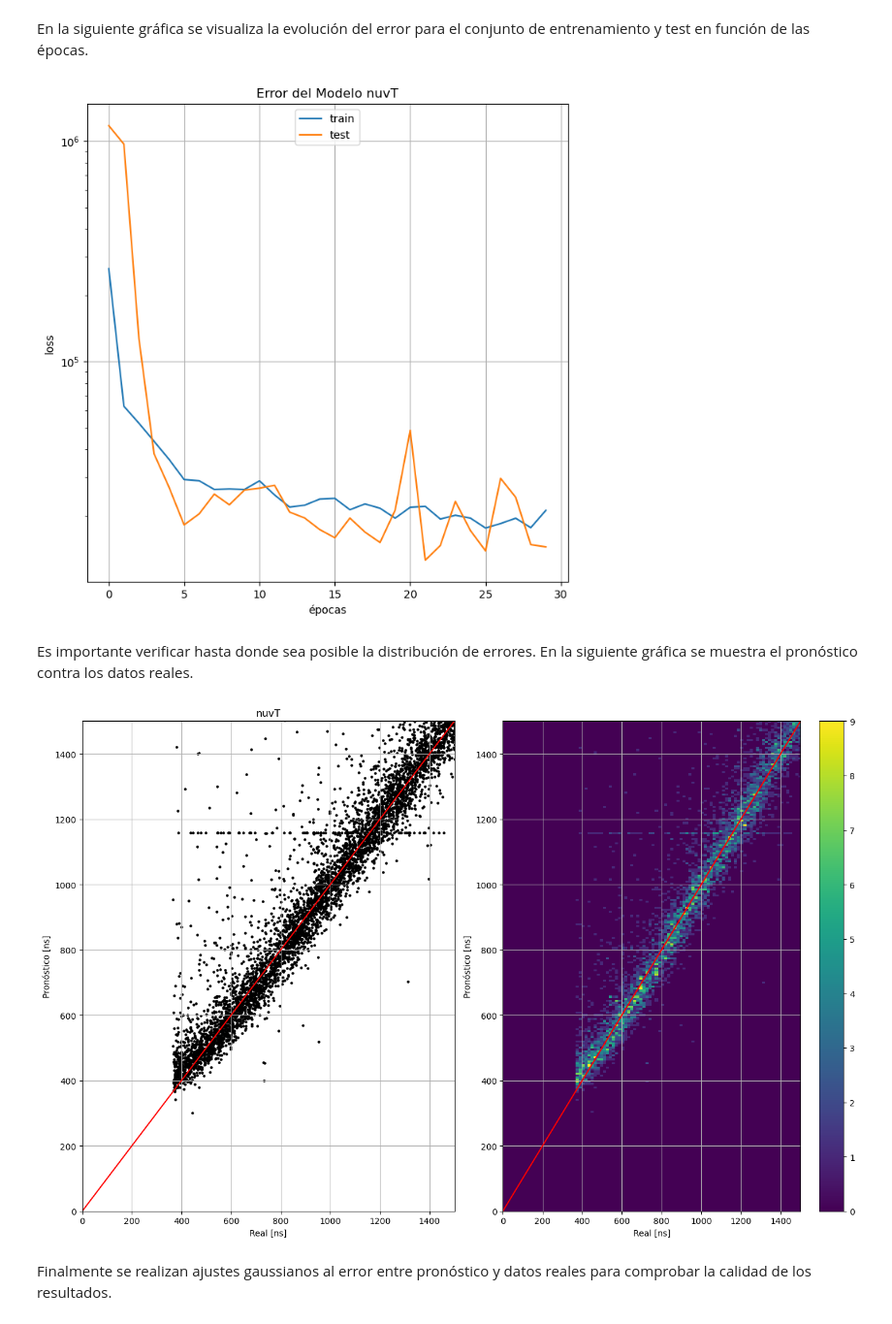
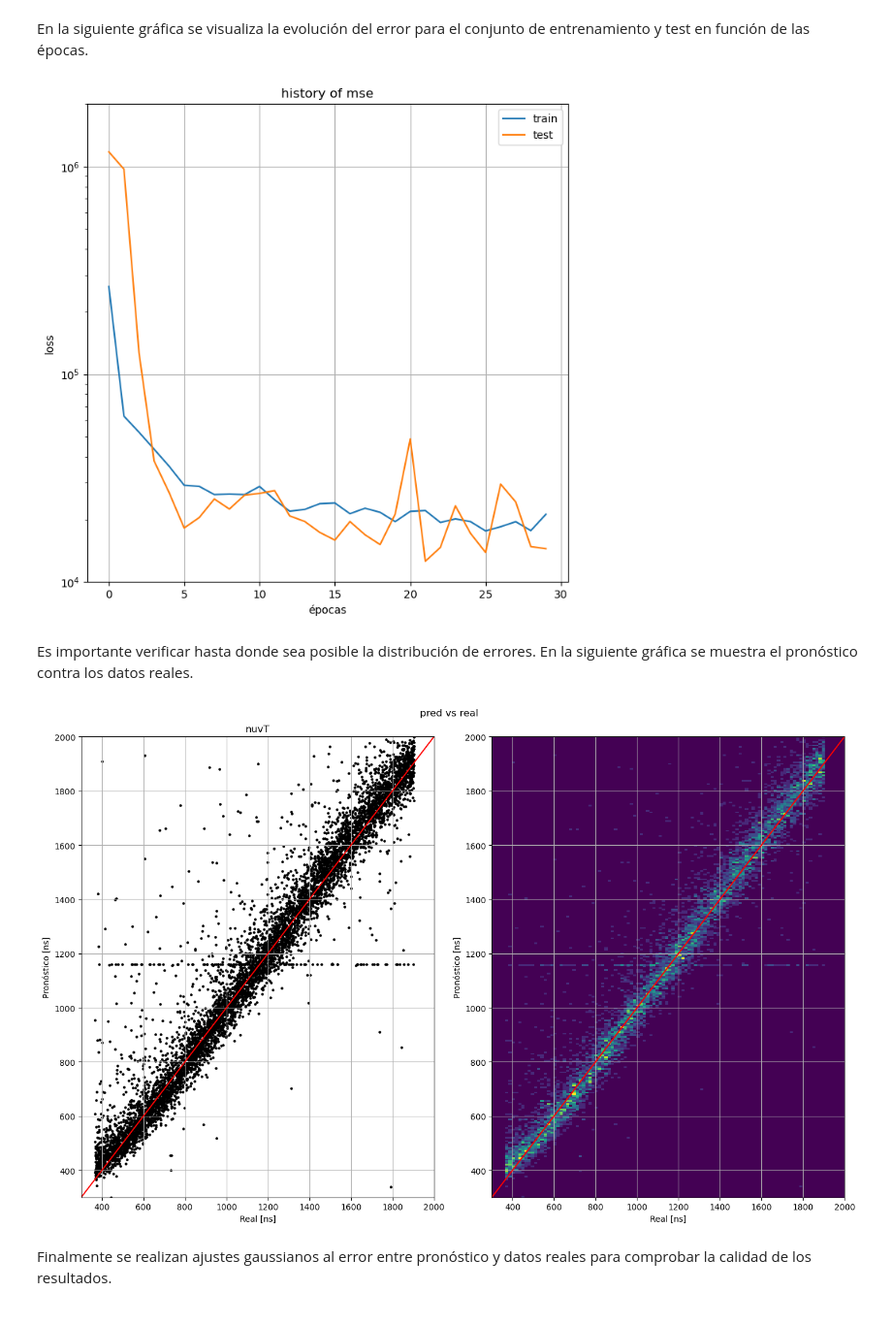
Before and after one commit to CIEMAT-Neutrino/AI_nuvT, a Jupyter notebook: MAIN.ipynb, the cells around one changed output. Shown at 97% size. Cells and saved outputs as stored; diff of their text form; code cells hidden in the pictures.

Commit message:
cambio en el plot de plot_histograms.ipynb

```diff
--- a/MAIN.ipynb
+++ b/MAIN.ipynb
@@ -169,46 +169,47 @@ plt.plot(history_t_max.history['mse'])
 plt.plot(history_t_max.history['val_mse'])
 
 plt.yscale("log")
-plt.title('Error del Modelo nuvT')
+plt.title('history of mse')
 plt.ylabel('loss')
 plt.xlabel('épocas')
 plt.grid()
-plt.legend(['train', 'test'], loc='upper center')
+plt.legend(['train', 'test'], loc='upper right')
+plt.ylim(10**4,2*10**6)
 plt.show()
 # %% [output]
-[figure, old version]
+[figure, new version]
 # %% [markdown]
 Es importante verificar hasta donde sea posible la distribución de errores. En la siguiente gráfica se muestra el pronóstico contra los datos reales.
 # %%
 fig, axs = plt.subplots(1,2,figsize=(14,9))
-
+fig.suptitle("pred vs real")
 axs[0].scatter(test_nuvT, nuvT_pred_max, color="black",s=5)
 axs[0].grid()
 
-axs[0].plot([0,1500],[0,1500],color="r")
+axs[0].plot([300,2000],[300,2000],color="r")
 axs[0].title.set_text('nuvT')
-axs[0].set_xlim([0,1500])
-axs[0].set_ylim([0,1500])
+axs[0].set_xlim([300,2000])
+axs[0].set_ylim([300,2000])
 axs[0].set_ylabel('Pronóstico [ns]')
 axs[0].set_xlabel('Real [ns]')
 
 
 im1 = axs[1].hist2d(test_nuvT, nuvT_pred_max.flatten(), bins=(100, 300), cmap='viridis',cmax=30)
-fig.colorbar(im1[3], ax=axs[1])
+#fig.colorbar(im1[3], ax=axs[1])
 axs[1].grid()
 
-axs[1].plot([0,1500],[0,1500],color="r")
-axs[1].set_xlim([0,1500])
-axs[1].set_ylim([0,1500])
+axs[1].plot([300,2000],[300,2000],color="r")
+axs[1].set_xlim([300,2000])
+axs[1].set_ylim([300,2000])
 axs[1].set_ylabel('Pronóstico [ns]')
 axs[1].set_xlabel('Real [ns]')
 axs[1].set_facecolor('#440154')
 
 fig.tight_layout()
 
 # plt.savefig('/tmp/CNNx2+4T+N_Recta_I.png', dpi=300)
 # %% [output]
-[figure, old version]
+[figure, new version]
 # %% [markdown]
 Finalmente se realizan ajustes gaussianos al error entre pronóstico y datos reales para comprobar la calidad de los resultados.
 # %%
```
Also changed, not shown: 1 other file.
